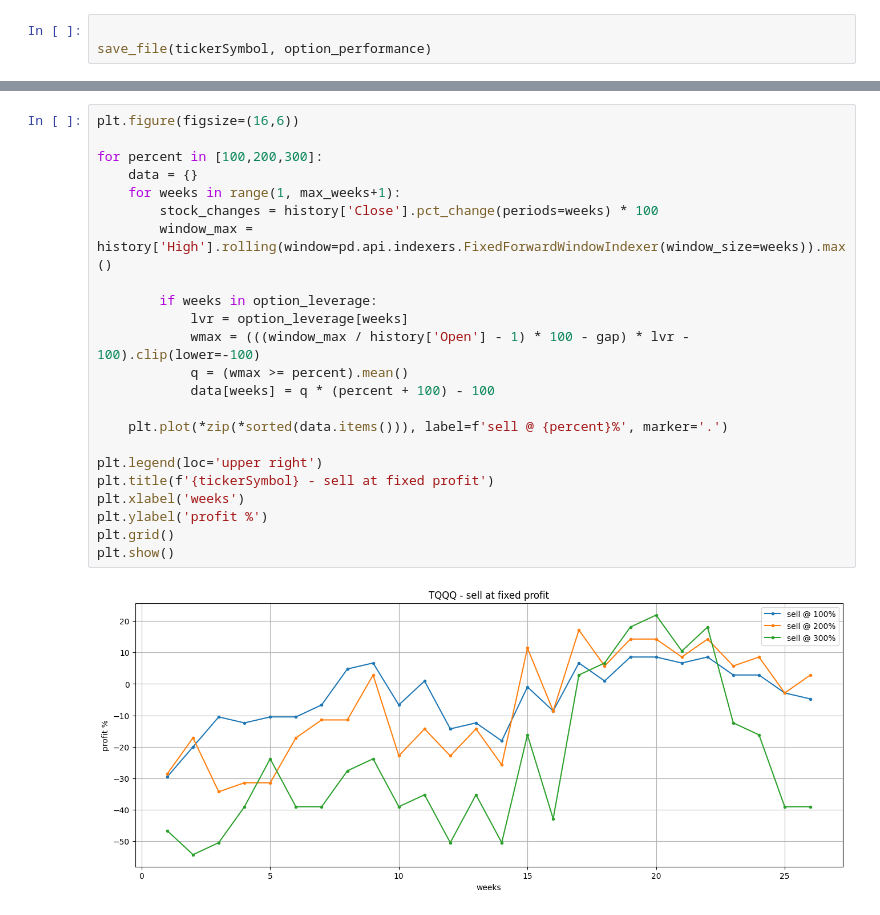
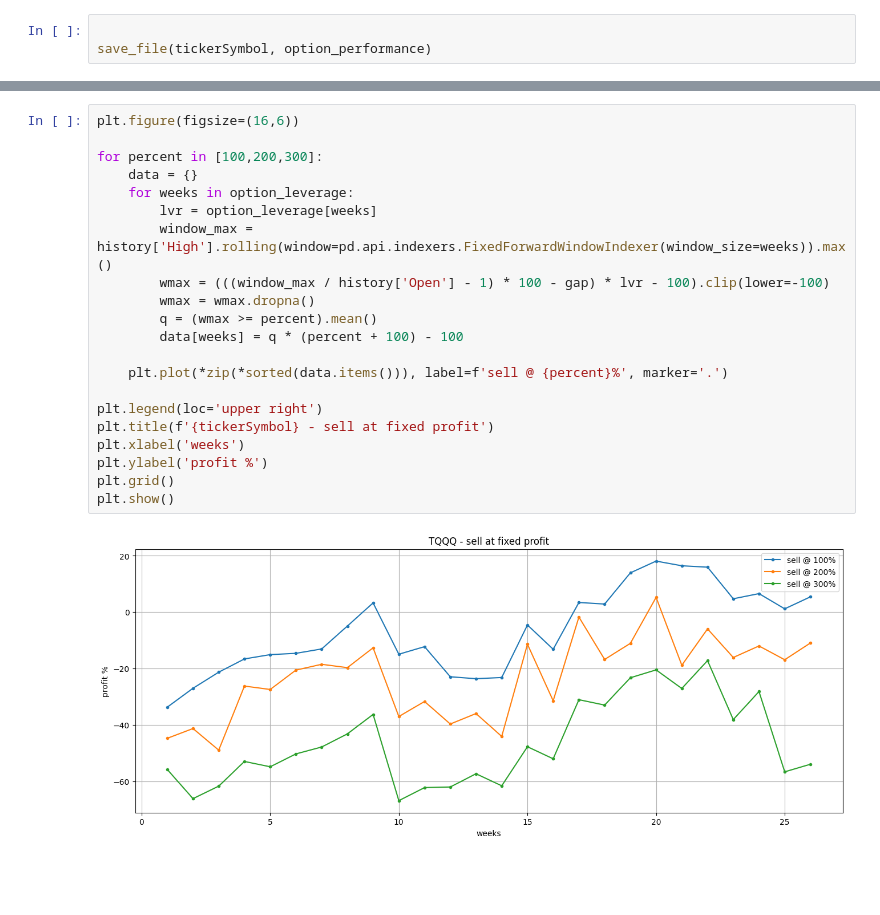
Before and after one commit to dotchev/stox, a Jupyter notebook: weekly-TQQQ.ipynb, the cells around one changed output, grey strips where cells are left out. Drawn from its saved outputs; the diff is of its cells as text; blank space fills up the shorter version.

Commit message:
Add MAGS, fix wmax calc

```diff
--- a/weekly-TQQQ.ipynb
+++ b/weekly-TQQQ.ipynb
@@ -201,25 +201,23 @@ plt.show()
 # %%
 plt.figure(figsize=(16,6))
 
 for percent in [100,200,300]:
     data = {}
-    for weeks in range(1, max_weeks+1):
-        stock_changes = history['Close'].pct_change(periods=weeks) * 100
+    for weeks in option_leverage:
+        lvr = option_leverage[weeks]
         window_max = history['High'].rolling(window=pd.api.indexers.FixedForwardWindowIndexer(window_size=weeks)).max()
-
-        if weeks in option_leverage:
-            lvr = option_leverage[weeks]
-            wmax = (((window_max / history['Open'] - 1) * 100 - gap) * lvr - 100).clip(lower=-100)
-            q = (wmax >= percent).mean()
-            data[weeks] = q * (percent + 100) - 100
+        wmax = (((window_max / history['Open'] - 1) * 100 - gap) * lvr - 100).clip(lower=-100)
+        wmax = wmax.dropna()
+        q = (wmax >= percent).mean()
+        data[weeks] = q * (percent + 100) - 100
 
     plt.plot(*zip(*sorted(data.items())), label=f'sell @ {percent}%', marker='.')
 
 plt.legend(loc='upper right')
 plt.title(f'{tickerSymbol} - sell at fixed profit')
 plt.xlabel('weeks')
 plt.ylabel('profit %')
 plt.grid()
 plt.show()
 # %% [output]
-[figure, old version]
+[figure, new version]
```
Also changed, not shown: parts of 6 cells of this notebook, 11 other files.
